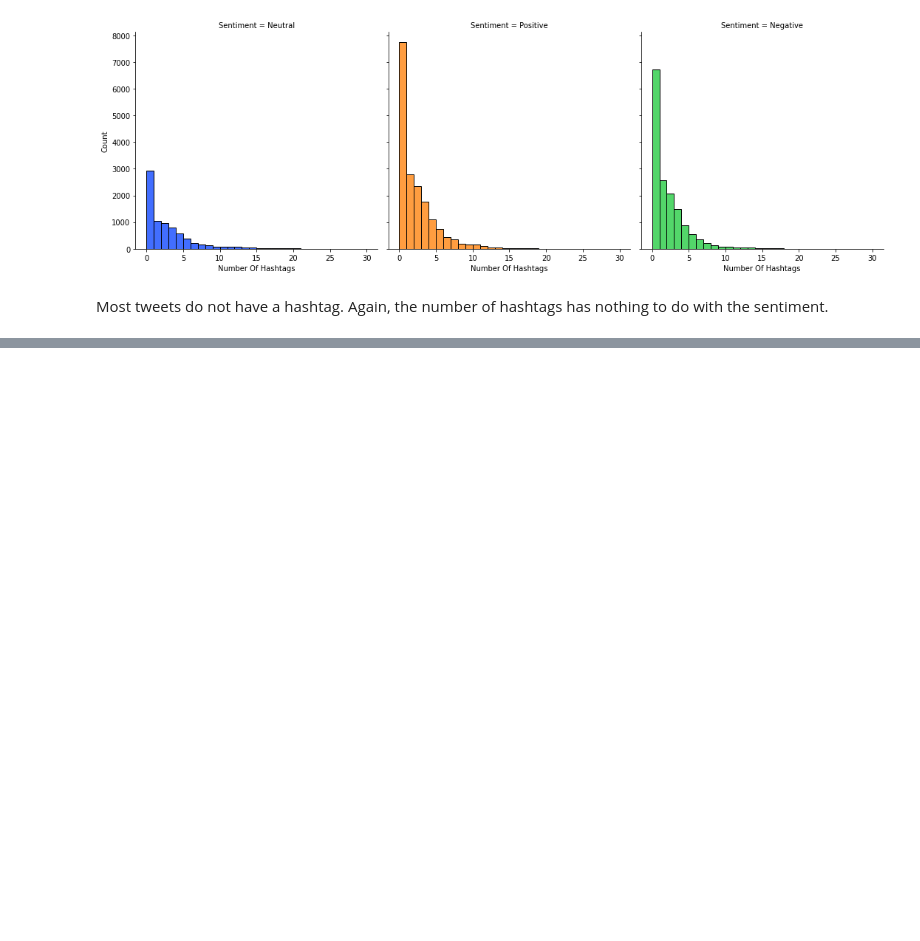
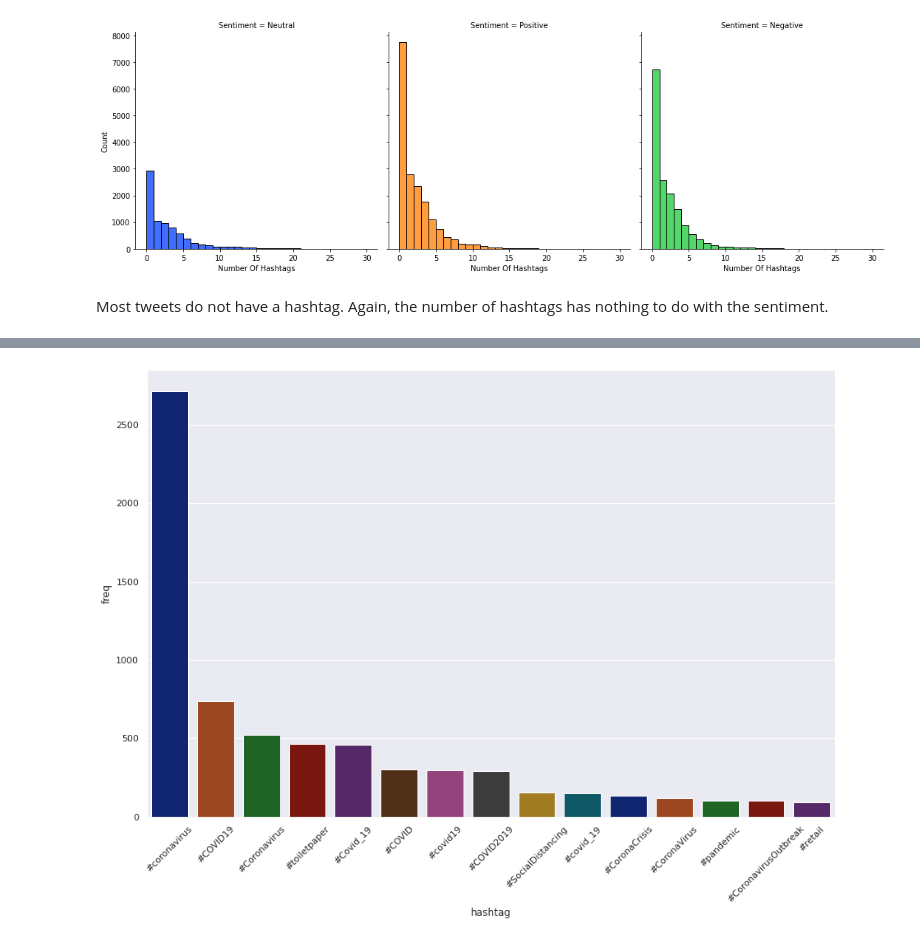
Before and after one commit to Deepakkarki24/Coronavirus-Tweet-Sentiment-Analysis, a Jupyter notebook: Deepak_Karki_Coronavirus_Tweet_Sentiment_Analysis_Capstone_Project.ipynb, the cells around one changed output, grey strips where cells are left out. Saved outputs shown, nothing was run; the diff lists cells and outputs as text; code cells hidden in the pictures; blank space fills up the shorter version.

```diff
--- a/Deepak_Karki_Coronavirus_Tweet_Sentiment_Analysis_Capstone_Project.ipynb
+++ b/Deepak_Karki_Coronavirus_Tweet_Sentiment_Analysis_Capstone_Project.ipynb
@@ -378,0 +518,5 @@ Most tweets do not have a hashtag. Again, the number of hashtags has nothing to
+# %%
+#Hashtag frequency graph on neutral tweet dataframe
+hashtag_freq_graph(Neutral_tweet)
+# %% [output]
+[figure, added]
```
Also changed, not shown: parts of 22 cells of this notebook.
